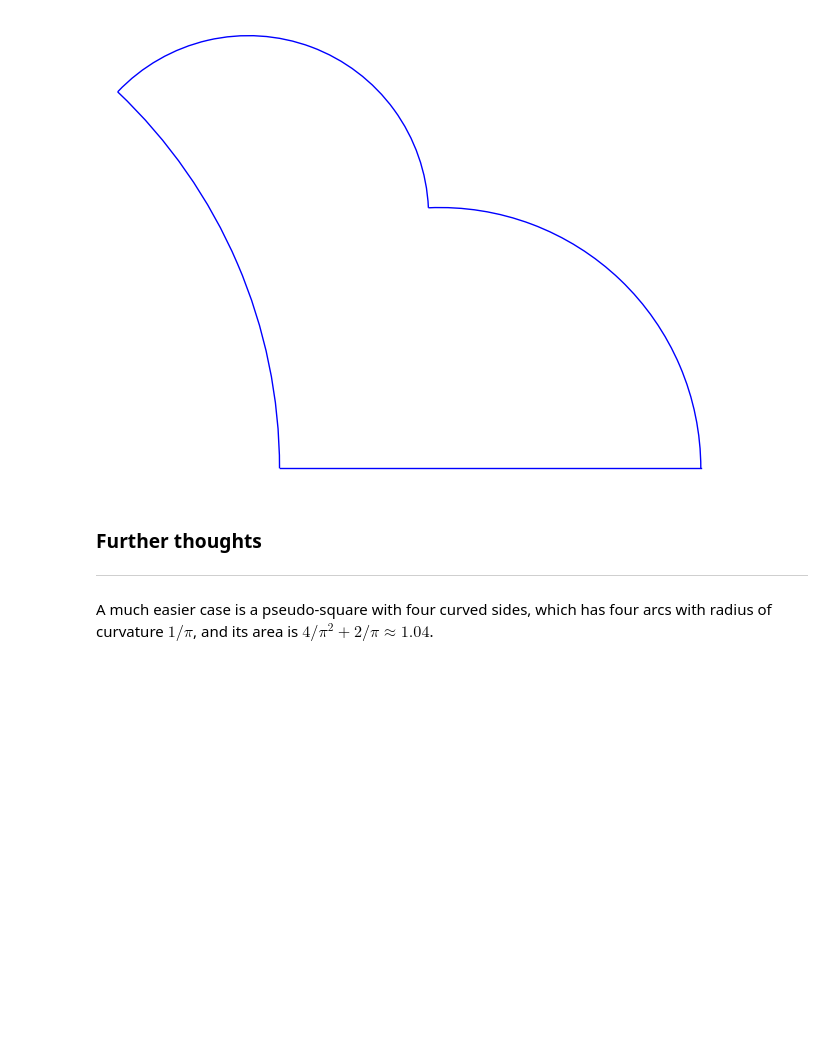
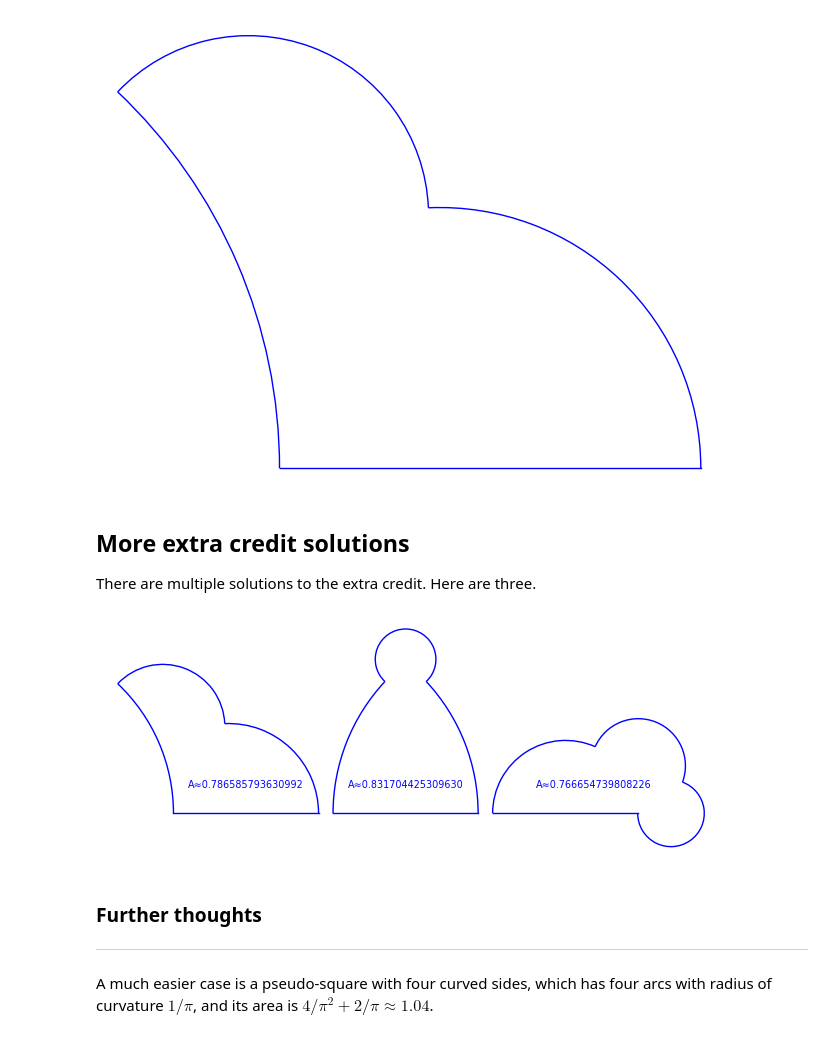
Before and after one commit to qpliu/sunday-puzzle, a Jupyter notebook: riddler/2024/20241101.ipynb, the cells around one changed output. Cells and saved outputs as stored; diff of their text form; code cells hidden in the pictures; blank space fills up the shorter version.

Commit message:
Find additional solutions to fiddler 20241101 extra credit and expand on further thoughts.

```diff
--- a/riddler/2024/20241101.ipynb
+++ b/riddler/2024/20241101.ipynb
@@ -247,6 +247,47 @@ line([(0,0),(1,0)],axes=false) \
     + arc((xcu(rl,rr),ycu(rl,rr)),r_last,angle=atan2(-y4(rr)-ycu(rl,rr),x4(rr)-xcu(rl,rr)),sector=(0,abs(1/r_last)))
 # %% [output]
 [figure]
+# %% [markdown]
+More extra credit solutions
+---------------------------
+There are multiple solutions to the extra credit.  Here are three.
+# %%
+rl = -1.23142893560734
+rr = find_root(dcu(rl,r_R) == 0, -1, -0.5)
+r_last = sqrt((x3(rl) - xcu(rl,rr))^2 + (y3(rl) - ycu(rl,rr))^2)
+y5 = y3(rl) + (-y4(rr) - y3(rl))/(x4(rr) - x3(rl))*(0-x3(rl))
+a_q = -x3(rl)*y3(rl)/2 + x3(rl)*(y3(rl)-y5)/2 - y4(rr)*x4(rr) + (y5+y4(rr))*x4(rr)/2 - y4(rr)*(1-x4(rr))/2
+sol1 = line([(0,0),(1,0)],axes=false) \
+    + arc((rl,0),abs(rl),angle=0,sector=(0,abs(1/rl))) \
+    + arc((1+rr,0),abs(rr),angle=0,sector=(0,abs(1/rr))) \
+    + arc((xcu(rl,rr),ycu(rl,rr)),r_last,angle=atan2(-y4(rr)-ycu(rl,rr),x4(rr)-xcu(rl,rr)),sector=(0,abs(1/r_last))) \
+    + text(f"A≈{a_q - a_seg(rl,1/rl) + a_seg(rr,1/rr) + a_seg(r_last,1/r_last)}",(0.5,0.2),fontsize='x-small')
+# %%
+rl = 1.334038432598954
+rr = find_root(dcu(rl,r_R) == 0, -2, -1)
+r_last = sqrt((x3(rl) - xcu(rl,rr))^2 + (y3(rl) - ycu(rl,rr))^2)
+a_q = x3(rl)*y3(rl)/2 + (x4(rr)-x3(rl))*(y3(rl) - y4(rr))/2 - y4(rr)*(1-x4(rr))/2
+offset = 1.1
+sol2 = line([(offset+0,0),(offset+1,0)],axes=false) \
+    + arc((offset+rl,0),abs(rl),angle=0,sector=(pi-abs(1/rl),pi)) \
+    + arc((offset+1+rr,0),abs(rr),angle=0,sector=(0,abs(1/rr))) \
+    + arc((offset+xcu(rl,rr),ycu(rl,rr)),r_last,angle=atan2(-y4(rr)-ycu(rl,rr),x4(rr)-xcu(rl,rr)),sector=(0,abs(1/r_last))) \
+    + text(f"A≈{a_q + a_seg(rl,1/rl) + a_seg(rr,1/rr) + a_seg(r_last,1/r_last)}",(offset+0.5,0.2),fontsize='x-small')
+# %%
+rl = 0.502852613737775
+rr = find_root(dc(rl,r_R) == 0, 0.20, 0.231)
+r_last = sqrt((x3(rl) - xc(rl,rr))^2 + (y3(rl) - yc(rl,rr))^2)
+a_q = x3(rl)*y3(rl)/2 + (x4(rr)-x3(rl))*(y3(rl)+y4(rr))/2 - (x4(rr)-1)*y4(rr)/2
+offset = 2.2
+sol3 = line([(offset+0,0),(offset+1,0)],axes=false) \
+    + arc((offset+rl,0),abs(rl),angle=0,sector=(pi-abs(1/rl),pi)) \
+    + arc((offset+1+rr,0),abs(rr),angle=pi,sector=(0,abs(1/rr))) \
+    + arc((offset+xc(rl,rr),yc(rl,rr)),r_last,angle=atan2(y4(rr)-yc(rl,rr),x4(rr)-xc(rl,rr)),sector=(0,abs(1/r_last))) \
+    + text(f"A≈{a_q+a_seg(rl,1/rl)+a_seg(rr,1/rr)+a_seg(r_last,1/r_last)}",(offset+0.7,0.2),fontsize='x-small')
+# %%
+sol1+sol2+sol3
+# %% [output]
+[figure, added]
 # %% [markdown]
 ### Further thoughts
 ----------------
```
Also changed, not shown: parts of 5 cells of this notebook.
